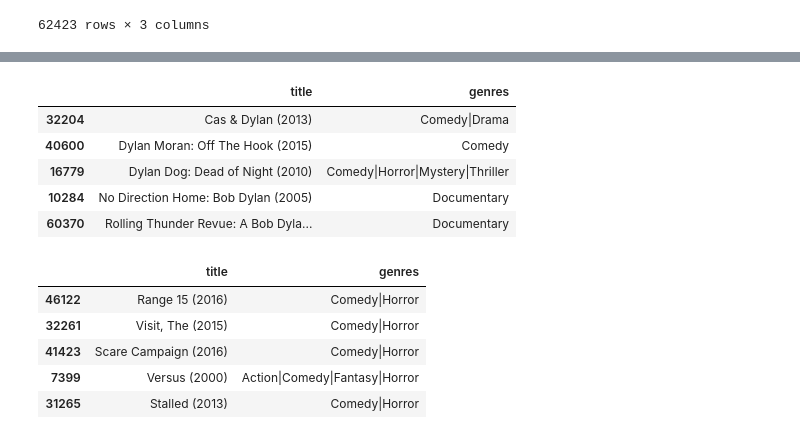
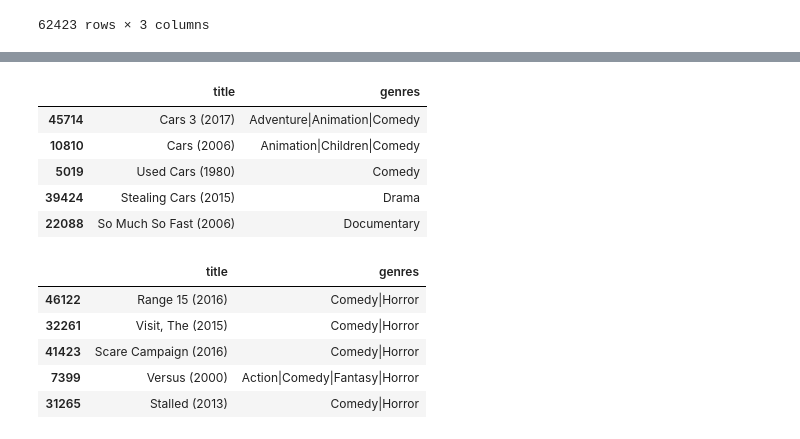
Before and after one commit to StarDylan/DeepMovieRecommender, a Jupyter notebook: transformer_rec.ipynb, the cells around one changed output, grey strips where cells are left out. Cells and saved outputs as stored; diff of their text form; code cells hidden in the pictures.

```diff
--- a/transformer_rec.ipynb
+++ b/transformer_rec.ipynb
@@ -46,7 +43,9 @@ movies
 | 62422 | 209171 | Women of Devil's Island (1962) | Action|Adventure|Drama |
 62423 rows × 3 columns
 # %%
-movies['description'] = 'Title: ' + movies['title'] + ', Genre: ' + movies['genres']
+movies[['extracted_title', 'year']] = movies['title'].str.extract(r'^(.*)\s\((\d{4})\)$')
+movies['description'] = 'Title: ' + movies['extracted_title'] + ', Year: ' + movies['year'] + ', Genre: ' + movies['genres']
+movies.drop(columns=['extracted_title', 'year'], inplace=True)
 movies
 # %% [output]
 |  | movieId | title | genres | description |
@@ -84,6 +80,6 @@ To support symlinks on Windows, you either need to activate Developer Mode or to
 # %%
 model = SentenceTransformer('sentence-transformers/all-MiniLM-L6-v2')
-movies_embeddings = model.encode(movies['description'].tolist())
+movies_embeddings = model.encode([str(desc) for desc in movies['description'].tolist()])
 # %%
 def get_recommendations(query, embeddings, df, top_n = 5):
     query_embedding = model.encode([query])
@@ -91,16 +87,16 @@ def get_recommendations(query, embeddings, df, top_n = 5):
     top_indices = similarities[0].argsort()[-top_n:][::-1]
     return df.iloc[top_indices]
 # %%
-query = "Dylan"
+query = "Sport car movies"
 recommendations = get_recommendations(query, movies_embeddings, movies)
 recommendations[['title', 'genres']]
 # %% [output]
 |  | title | genres |
-| 32204 | Cas & Dylan (2013) | Comedy|Drama |
-| 40600 | Dylan Moran: Off The Hook (2015) | Comedy |
-| 16779 | Dylan Dog: Dead of Night (2010) | Comedy|Horror|Mystery|Thriller |
-| 10284 | No Direction Home: Bob Dylan (2005) | Documentary |
-| 60370 | Rolling Thunder Revue: A Bob Dyla... | Documentary |
+| 45714 | Cars 3 (2017) | Adventure|Animation|Comedy |
+| 10810 | Cars (2006) | Animation|Children|Comedy |
+| 5019 | Used Cars (1980) | Comedy |
+| 39424 | Stealing Cars (2015) | Drama |
+| 22088 | So Much So Fast (2006) | Documentary |
 # %%
 query = "Movies falling under the comedy and horror genres"
 recommendations = get_recommendations(query, movies_embeddings, movies)
```
Also changed, not shown: parts of 3 cells of this notebook.
